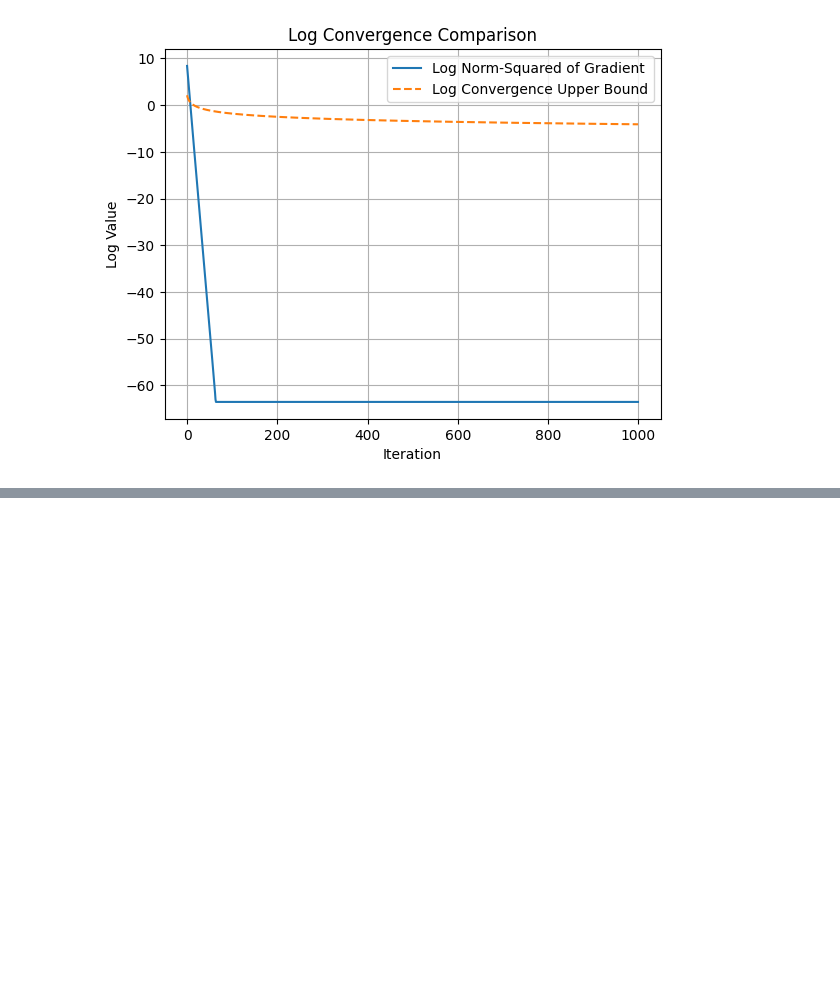
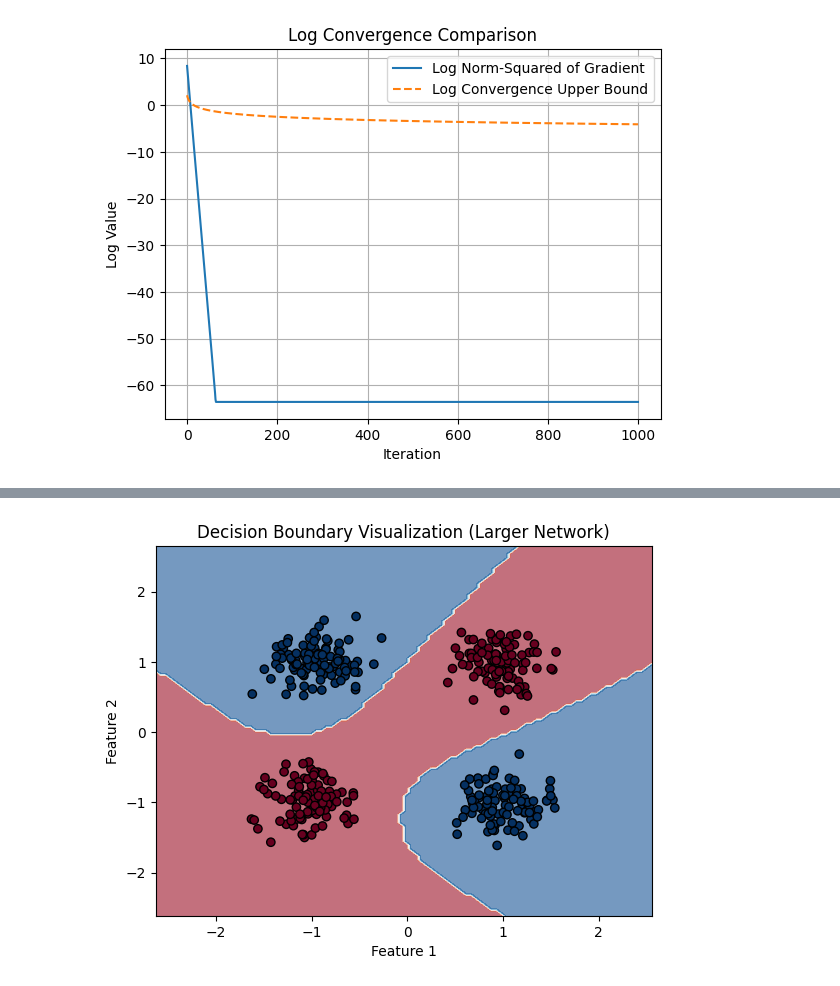
Before and after one commit to mukhsadr/assignments-data, a Jupyter notebook: HWA1.ipynb, the cells around one changed output, grey strips where cells are left out. Cells and saved outputs as stored; diff of their text form; code cells hidden in the pictures; blank space fills up the shorter version.

```diff
--- a/HWA1.ipynb
+++ b/HWA1.ipynb
@@ -132,0 +359,95 @@ plt.show()
+# %%
+import numpy as np
+import matplotlib.pyplot as plt
+
+# Function to initialize a larger network
+def initialize_model_large():
+    input_dim = 2  # Features (x1, x2)
+    hidden_dim = 10  # Increase the number of hidden units
+    output_dim = 1  # Output binary class
+    np.random.seed(42)
+
+    # Random weight and bias initialization
+    model = {
+        "W1": np.random.randn(input_dim, hidden_dim),
+        "b1": np.random.randn(hidden_dim),
+        "W2": np.random.randn(hidden_dim, output_dim),
+        "b2": np.random.randn(output_dim)
+    }
+    return model
+
+# Function to compute forward pass
+def forward_pass_large(X, model):
+    z1 = np.dot(X, model['W1']) + model['b1']
+    h = np.tanh(z1)  # Hidden layer activation
+    z2 = np.dot(h, model['W2']) + model['b2']
+    y_pred = 1 / (1 + np.exp(-z2))  # Sigmoid for binary classification
+    return y_pred, h
+
+# Function for gradient descent with updated model
+def train_model_large(X_train, y_train, model, learning_rate=0.1, epochs=1000):
+    for epoch in range(epochs):
+        # Forward pass
+        y_pred, h = forward_pass_large(X_train, model)
+
+        # Compute loss (binary cross-entropy)
+        loss = -(y_train * np.log(y_pred) + (1 - y_train) * np.log(1 - y_pred)).mean()
+
+        # Gradients for output layer
+        dz2 = y_pred - y_train
+        dW2 = np.dot(h.T, dz2) / X_train.shape[0]
+        db2 = np.sum(dz2, axis=0) / X_train.shape[0]
+
+        # Gradients for hidden layer
+        dh = np.dot(dz2, model['W2'].T)
+        dz1 = dh * (1 - h ** 2)  # Derivative of tanh
+        dW1 = np.dot(X_train.T, dz1) / X_train.shape[0]
+        db1 = np.sum(dz1, axis=0) / X_train.shape[0]
+
+        # Update weights and biases
+        model['W2'] -= learning_rate * dW2
+        model['b2'] -= learning_rate * db2
+        model['W1'] -= learning_rate * dW1
+        model['b1'] -= learning_rate * db1
+
+        # Optional: Print the loss every 100 epochs
+        if epoch % 100 == 0:
+            print(f"Epoch {epoch}, Loss: {loss:.4f}")
+    return model
+
+# Function to plot decision boundary
+def plot_decision_boundary_large(X, y, model):
+    x_min, x_max = X[:, 0].min() - 1, X[:, 0].max() + 1
+    y_min, y_max = X[:, 1].min() - 1, X[:, 1].max() + 1
+    xx, yy = np.meshgrid(np.linspace(x_min, x_max, 100), np.linspace(y_min, y_max, 100))
+    grid = np.c_[xx.ravel(), yy.ravel()]
+
+    # Forward pass on the grid
+    y_pred, _ = forward_pass_large(grid, model)
+    y_pred = (y_pred > 0.5).astype(int)  # Convert probabilities to binary predictions
+    y_pred = y_pred.reshape(xx.shape)
+
+    # Plot decision boundary
+    plt.contourf(xx, yy, y_pred, alpha=0.6, cmap=plt.cm.RdBu)
+    plt.scatter(X[:, 0], X[:, 1], c=y.flatten(), edgecolor="k", cmap=plt.cm.RdBu)
+    plt.title("Decision Boundary Visualization (Larger Network)")
+    plt.xlabel("Feature 1")
+    plt.ylabel("Feature 2")
+    plt.show()
+
+# Load your data
+data = np.load('hw1_p2.npy', allow_pickle=True)
+X, y = data[:, :2], data[:, 2:]
+y = y.reshape(-1, 1)  # Reshape for compatibility
+
+# Split data into training and test sets
+from sklearn.model_selection import train_test_split
+X_train, X_test, y_train, y_test = train_test_split(X, y, test_size=0.3, random_state=42)
+
+# Initialize and train the larger model
+model_large = initialize_model_large()
+model_large = train_model_large(X_train, y_train, model_large)
+
+# Plot the decision boundary for the larger network
+plot_decision_boundary_large(X, y, model_large)
+# %% [output]
@@ -132,0 +464 @@ plt.show()
+[figure, added]
```
Also changed, not shown: parts of 18 cells of this notebook.
